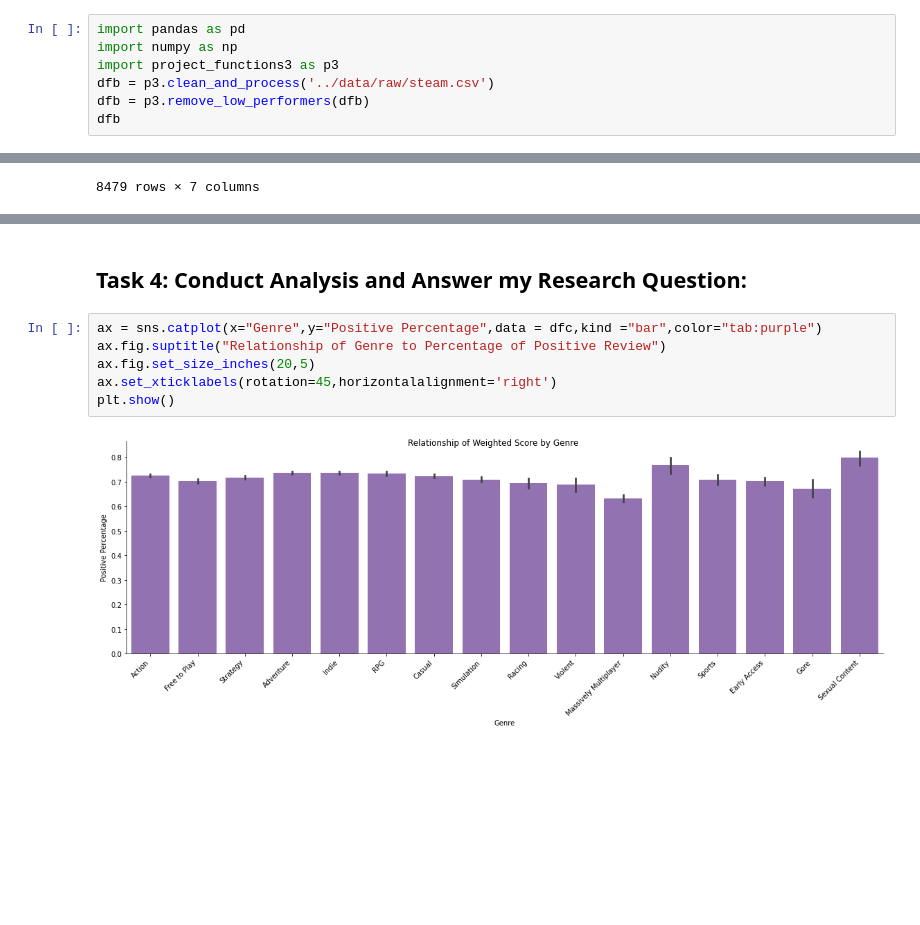
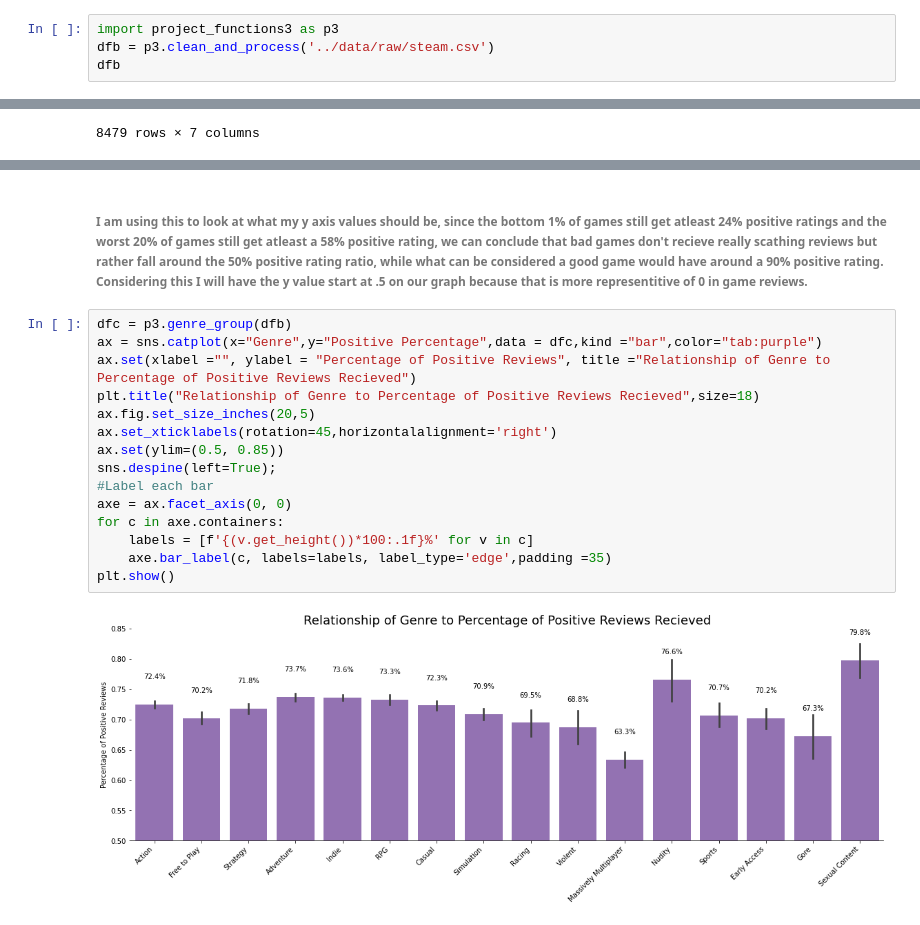
Before and after one commit to data301-2021-winter1/group26-project, a Jupyter notebook: notebooks/analysis3.ipynb, the cells around one changed output, grey strips where cells are left out. Drawn from its saved outputs; the diff is of its cells as text; blank space fills up the shorter version.

```diff
--- a/notebooks/analysis3.ipynb
+++ b/notebooks/analysis3.ipynb
@@ -123,9 +131,6 @@ Name: genres, Length: 1552, dtype: int64
 # %%
-import pandas as pd
-import numpy as np
 import project_functions3 as p3
 dfb = p3.clean_and_process('../data/raw/steam.csv')
-dfb = p3.remove_low_performers(dfb)
 dfb
 # %% [output]
 |  | Category | Genre | Tags | Positive Reviews | Negative Reviews | Copies Sold | Positive Percentage |
@@ -220,10 +156,19 @@ result2
-# %% [markdown]
-## Task 4: Conduct Analysis and Answer my Research Question:
+# %% [markdown]
+###### I am using this to look at what my y axis values should be, since the bottom 1% of games still get atleast 24% positive ratings and the worst 20% of games still get atleast a 58% positive rating, we can conclude that bad games don't recieve really scathing reviews but rather fall around the 50% positive rating ratio, while what can be considered a good game would have around a 90% positive rating. Considering this I will have the y value start at .5 on our graph because that is more representitive of 0 in game reviews.
 # %%
+dfc = p3.genre_group(dfb)
 ax = sns.catplot(x="Genre",y="Positive Percentage",data = dfc,kind ="bar",color="tab:purple")
-ax.fig.suptitle("Relationship of Genre to Percentage of Positive Review")
+ax.set(xlabel ="", ylabel = "Percentage of Positive Reviews", title ="Relationship of Genre to Percentage of Positive Reviews Recieved")
+plt.title("Relationship of Genre to Percentage of Positive Reviews Recieved",size=18)
 ax.fig.set_size_inches(20,5)
 ax.set_xticklabels(rotation=45,horizontalalignment='right')
+ax.set(ylim=(0.5, 0.85))
+sns.despine(left=True);
+#Label each bar
+axe = ax.facet_axis(0, 0)
+for c in axe.containers:
+    labels = [f'{(v.get_height())*100:.1f}%' for v in c]
+    axe.bar_label(c, labels=labels, label_type='edge',padding =35)
 plt.show()
 # %% [output]
-[figure, old version]
+[figure, new version]
```
Also changed, not shown: parts of 15 cells of this notebook, 1 other file.
